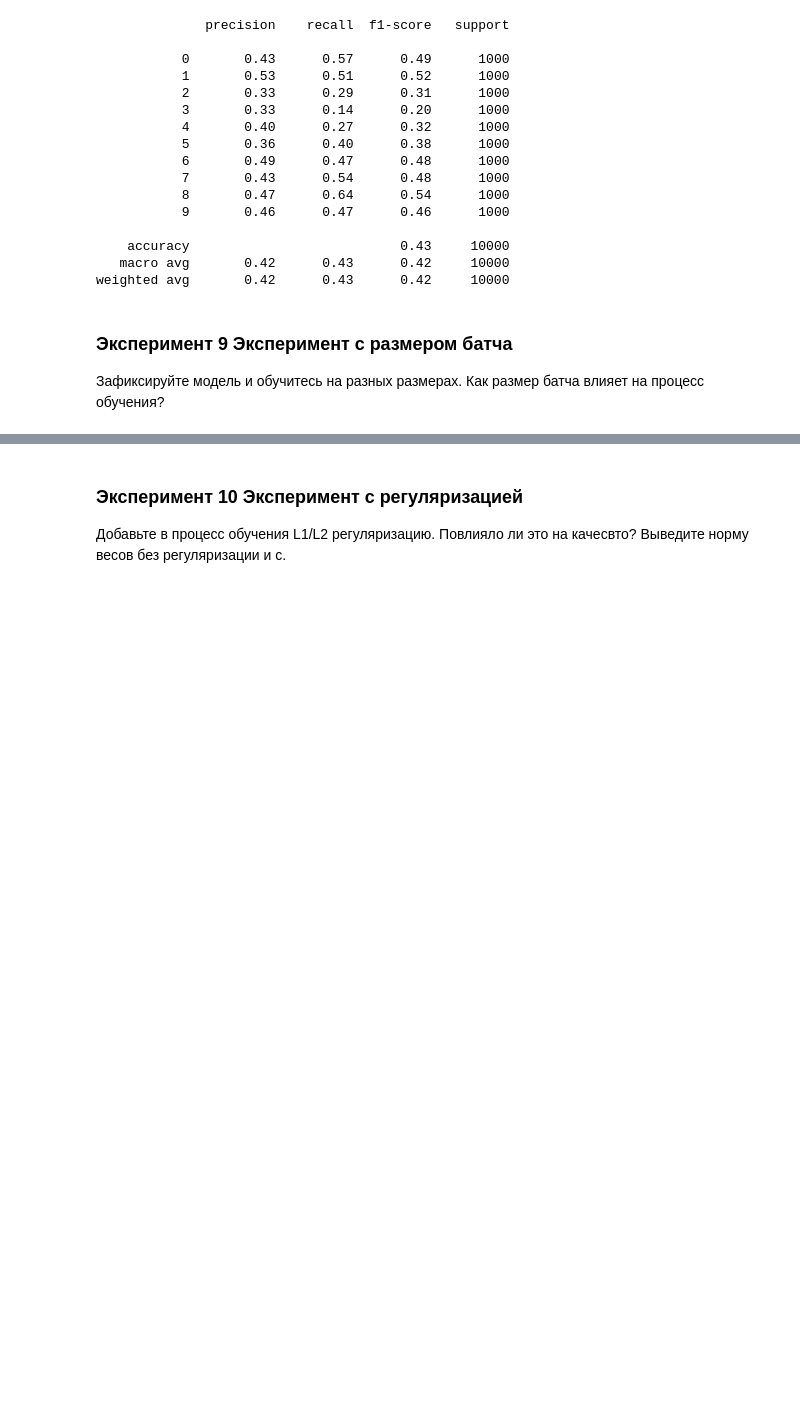
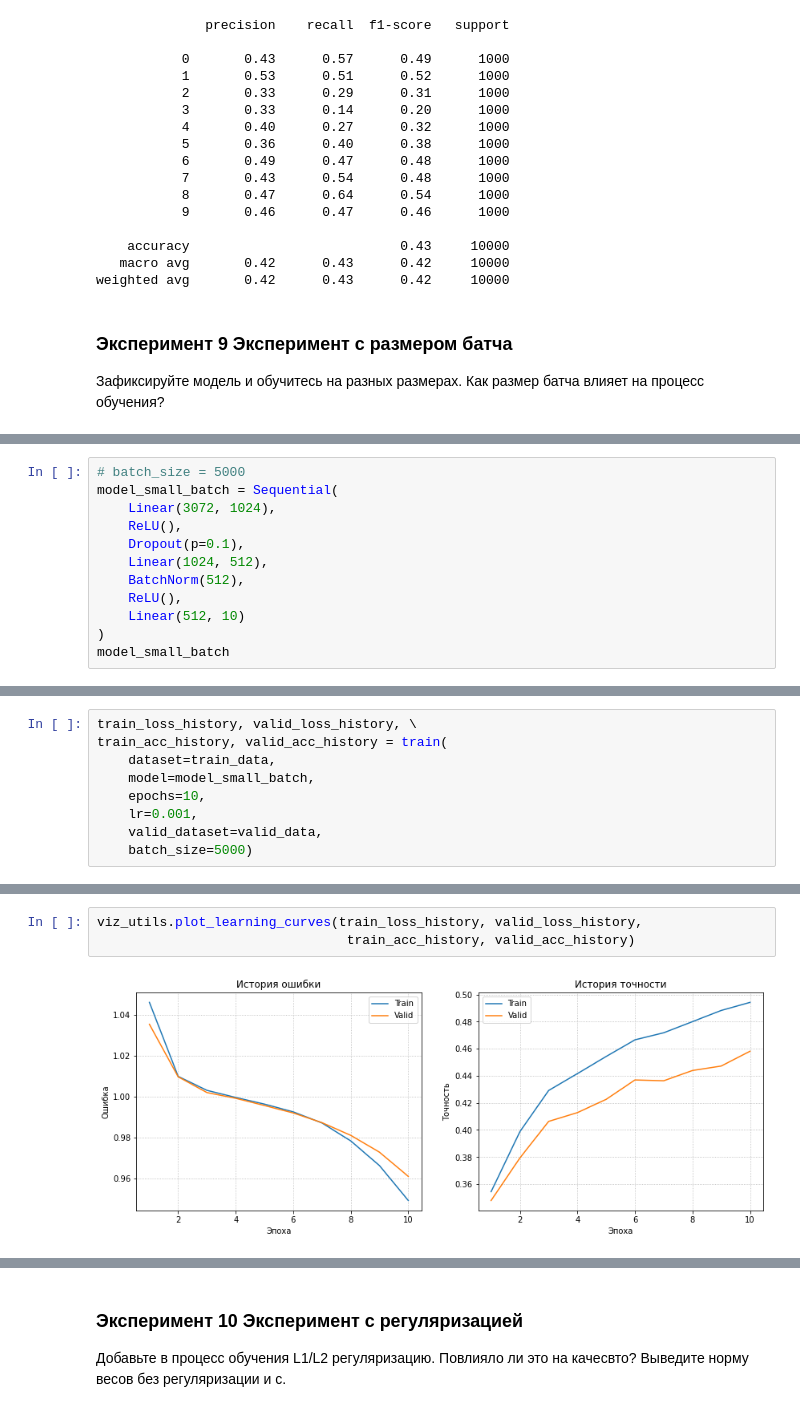
Before and after one commit to kalibri111/tmprep, a Jupyter notebook: Numpy Network/numpy_neural_net_HW.ipynb, the cells around one changed output, grey strips where cells are left out. Saved outputs shown, nothing was run; the diff lists cells and outputs as text; blank space fills up the shorter version.

```diff
--- a/Numpy Network/numpy_neural_net_HW.ipynb
+++ b/Numpy Network/numpy_neural_net_HW.ipynb
@@ -1757,0 +1765,12 @@ weighted avg       0.42      0.43      0.42     10000
+# %%
+# batch_size = 5000
+model_small_batch = Sequential(
+    Linear(3072, 1024),
+    ReLU(),
+    Dropout(p=0.1),
+    Linear(1024, 512),
+    BatchNorm(512),
+    ReLU(),
+    Linear(512, 10)
+)
+model_small_batch
@@ -1757,0 +1787,9 @@ weighted avg       0.42      0.43      0.42     10000
+# %%
+train_loss_history, valid_loss_history, \
+train_acc_history, valid_acc_history = train(
+    dataset=train_data,
+    model=model_small_batch,
+    epochs=10,
+    lr=0.001,
+    valid_dataset=valid_data,
+    batch_size=5000)
@@ -1757,0 +1809,5 @@ weighted avg       0.42      0.43      0.42     10000
+# %%
+viz_utils.plot_learning_curves(train_loss_history, valid_loss_history,
+                                train_acc_history, valid_acc_history)
+# %% [output]
+[figure, added]
```
Also changed, not shown: parts of 39 cells of this notebook.
